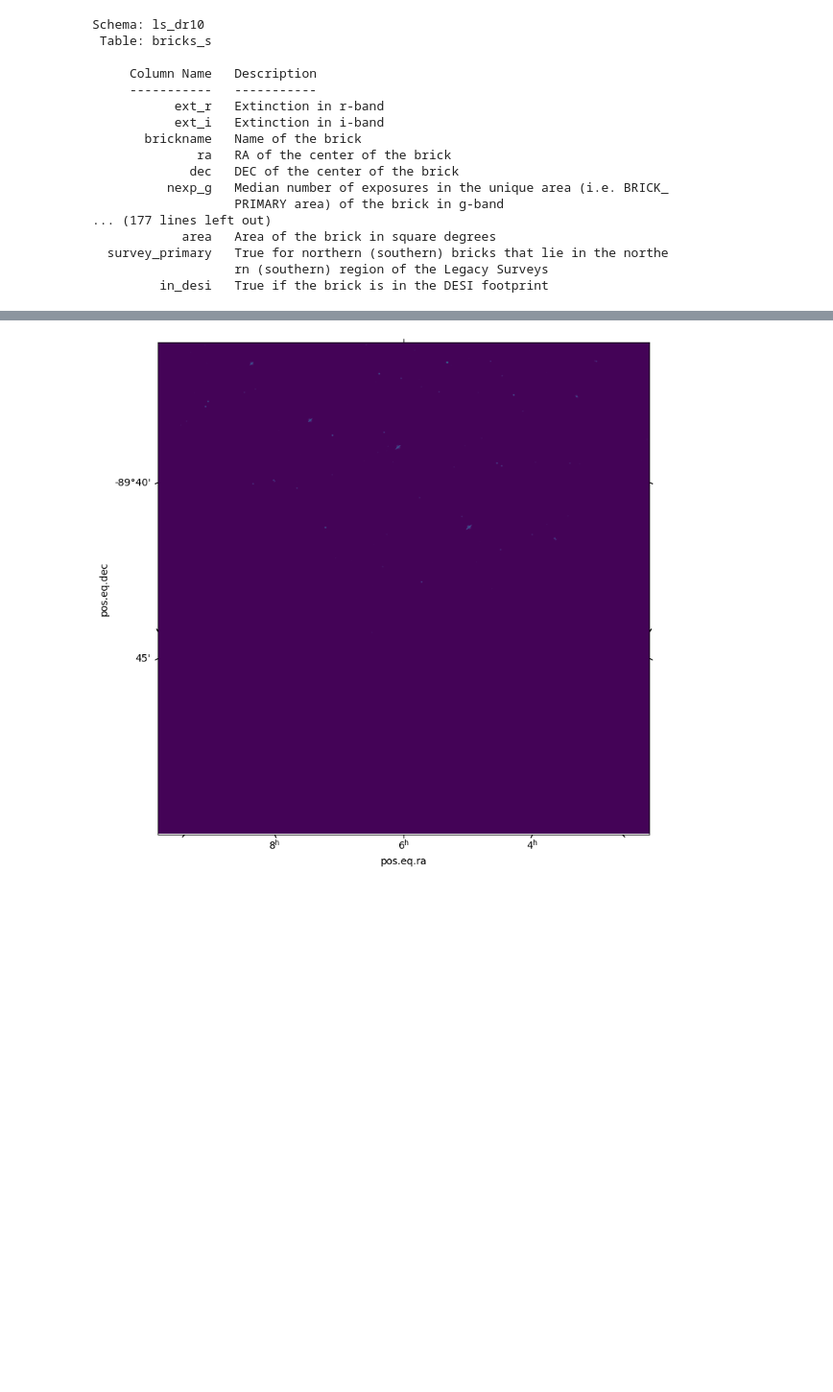
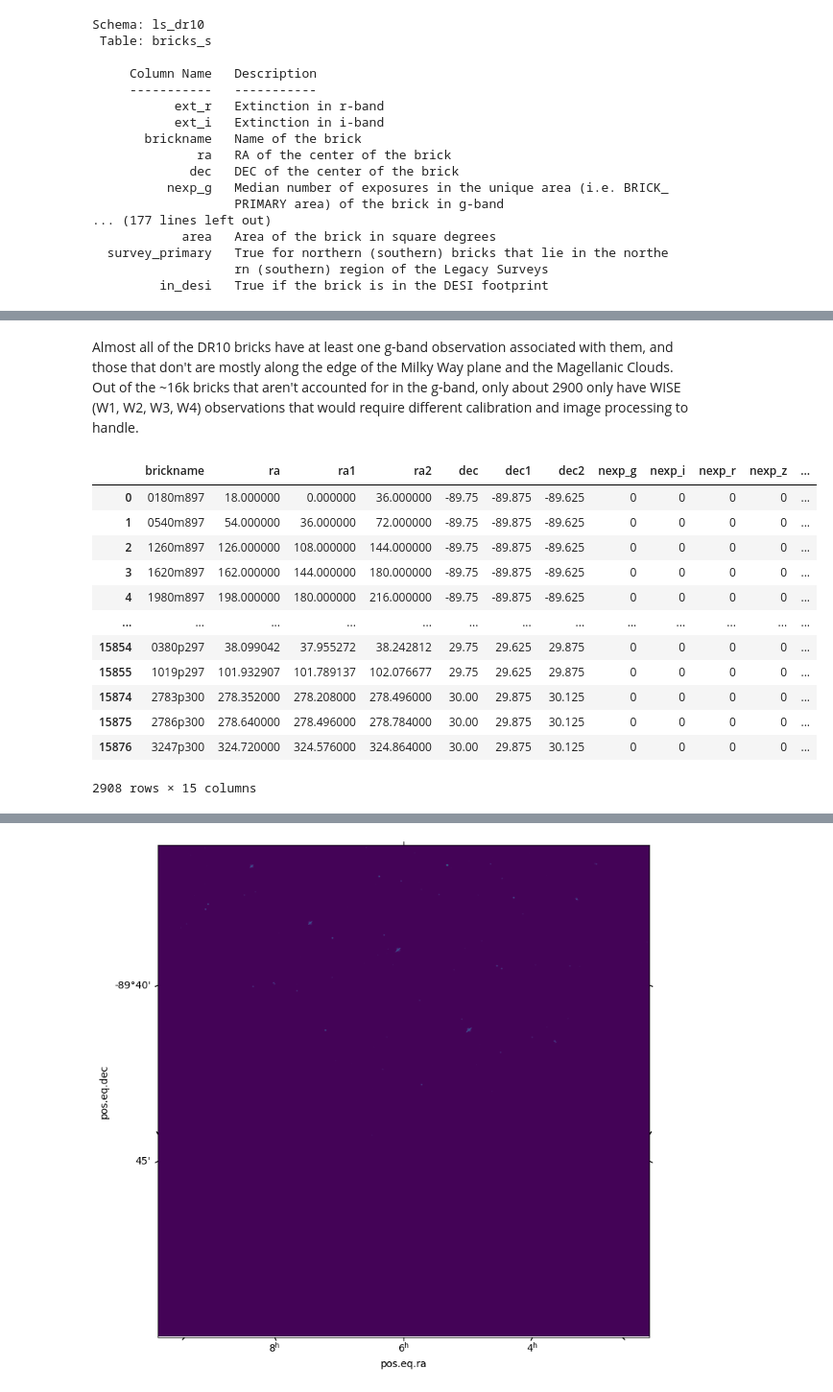
Before and after one commit to cyb0rb/WiFeS_Catalog, a Jupyter notebook: query_images.ipynb, the cells around one changed output, grey strips where cells are left out. Shown at 96% size. Cells and saved outputs as stored; diff of their text form; code cells hidden in the pictures; blank space fills up the shorter version.

```diff
--- a/query_images.ipynb
+++ b/query_images.ipynb
@@ -235,0 +246,26 @@ brick_df
+# %% [markdown]
+Almost all of the DR10 bricks have at least one g-band observation associated with them, and those that don't are mostly along the edge of the Milky Way plane and the Magellanic Clouds. Out of the ~16k bricks that aren't accounted for in the g-band, only about 2900 only have WISE (W1, W2, W3, W4) observations that would require different calibration and image processing to handle.
+# %%
+# bricks with r band observations
+r_bricks = non_g_bricks[non_g_bricks['nexp_r']!=0]
+# no r band, but i band
+i_bricks = non_g_bricks[(non_g_bricks['nexp_r']==0) & (non_g_bricks['nexp_i']!=0)]
+# no r or i bands, but z band
+z_bricks = non_g_bricks[(non_g_bricks['nexp_r']==0) & (non_g_bricks['nexp_i']==0) & (non_g_bricks['nexp_z']!=0)]
+# no r, i, or z
+wise_only = non_g_bricks[(non_g_bricks['nexp_r']==0) & (non_g_bricks['nexp_i']==0) & (non_g_bricks['nexp_z']==0)]
+wise_only
+# %% [output]
+|  | brickname | ra | ra1 | ra2 | dec | dec1 | dec2 | nexp_g | nexp_i | nexp_r | nexp_z | ... |
+| 0 | 0180m897 | 18.000000 | 0.000000 | 36.000000 | -89.75 | -89.875 | -89.625 | 0 | 0 | 0 | 0 | ... |
+| 1 | 0540m897 | 54.000000 | 36.000000 | 72.000000 | -89.75 | -89.875 | -89.625 | 0 | 0 | 0 | 0 | ... |
+| 2 | 1260m897 | 126.000000 | 108.000000 | 144.000000 | -89.75 | -89.875 | -89.625 | 0 | 0 | 0 | 0 | ... |
+| 3 | 1620m897 | 162.000000 | 144.000000 | 180.000000 | -89.75 | -89.875 | -89.625 | 0 | 0 | 0 | 0 | ... |
+| 4 | 1980m897 | 198.000000 | 180.000000 | 216.000000 | -89.75 | -89.875 | -89.625 | 0 | 0 | 0 | 0 | ... |
+| ... | ... | ... | ... | ... | ... | ... | ... | ... | ... | ... | ... | ... |
+| 15854 | 0380p297 | 38.099042 | 37.955272 | 38.242812 | 29.75 | 29.625 | 29.875 | 0 | 0 | 0 | 0 | ... |
+| 15855 | 1019p297 | 101.932907 | 101.789137 | 102.076677 | 29.75 | 29.625 | 29.875 | 0 | 0 | 0 | 0 | ... |
+| 15874 | 2783p300 | 278.352000 | 278.208000 | 278.496000 | 30.00 | 29.875 | 30.125 | 0 | 0 | 0 | 0 | ... |
+| 15875 | 2786p300 | 278.640000 | 278.496000 | 278.784000 | 30.00 | 29.875 | 30.125 | 0 | 0 | 0 | 0 | ... |
+| 15876 | 3247p300 | 324.720000 | 324.576000 | 324.864000 | 30.00 | 29.875 | 30.125 | 0 | 0 | 0 | 0 | ... |
+2908 rows × 15 columns
```
Also changed, not shown: parts of 10 cells of this notebook.
